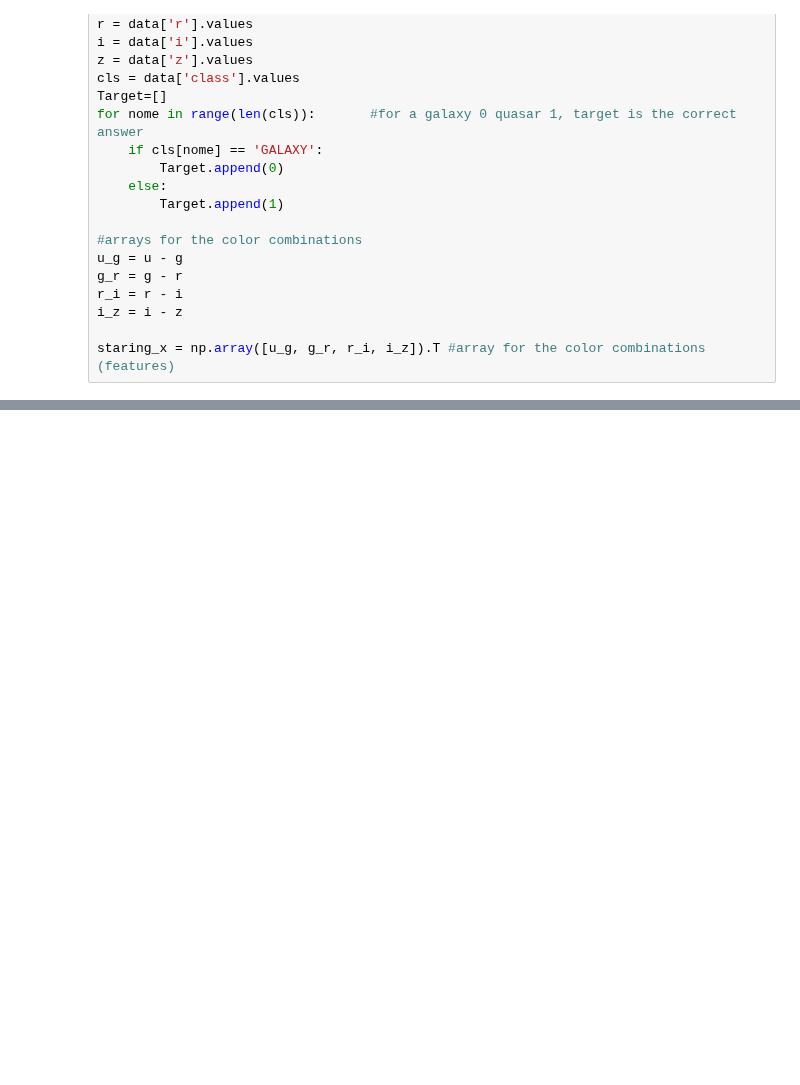
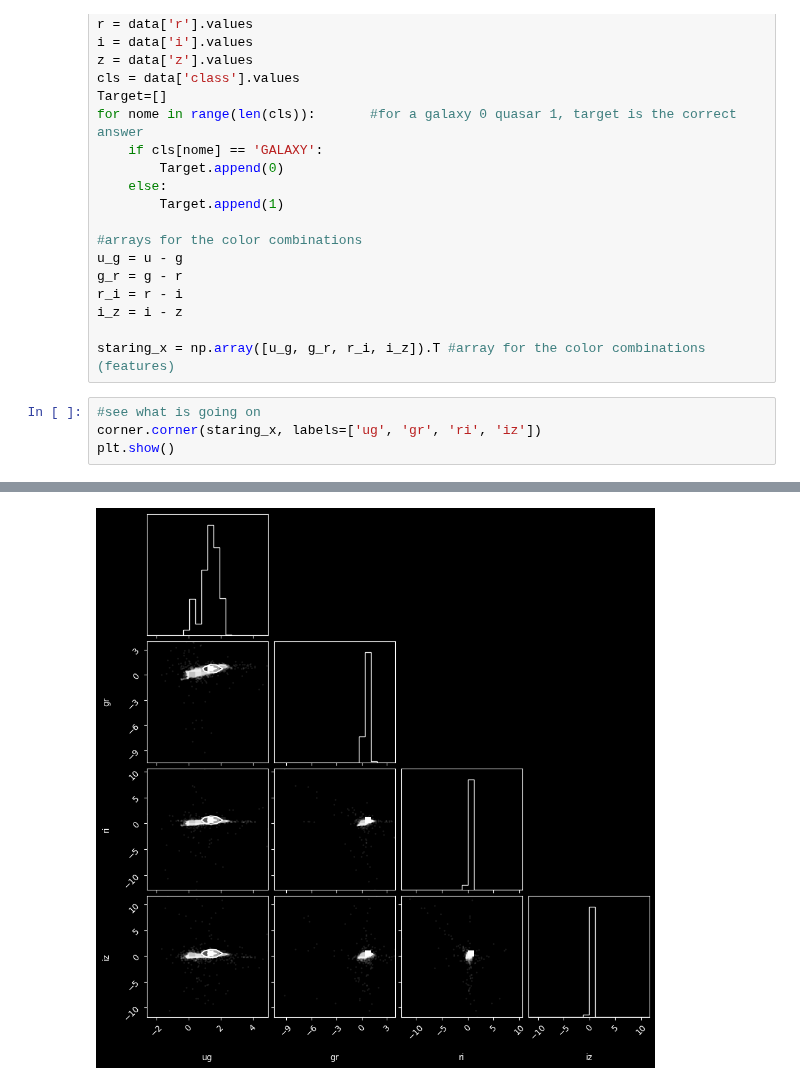
Before and after one commit to RiccardoFanton/astrostatistics_bicocca_2026, a Jupyter notebook: working/Lecture_19.ipynb, the cells around one changed output, grey strips where cells are left out. Cells and saved outputs as stored; diff of their text form; blank space fills up the shorter version.

```diff
--- a/working/Lecture_19.ipynb
+++ b/working/Lecture_19.ipynb
@@ -62,3 +64,8 @@ r_i = r - i
 i_z = i - z
 
 staring_x = np.array([u_g, g_r, r_i, i_z]).T #array for the color combinations (features)
+# %%
+#see what is going on
+corner.corner(staring_x, labels=['ug', 'gr', 'ri', 'iz'])
+plt.show()
+# %% [output]
@@ -65 +78,2 @@ staring_x = np.array([u_g, g_r, r_i, i_z]).T #array for the color combinations (
+[figure, added]
 # %%
```
Also changed, not shown: parts of 6 cells of this notebook.
